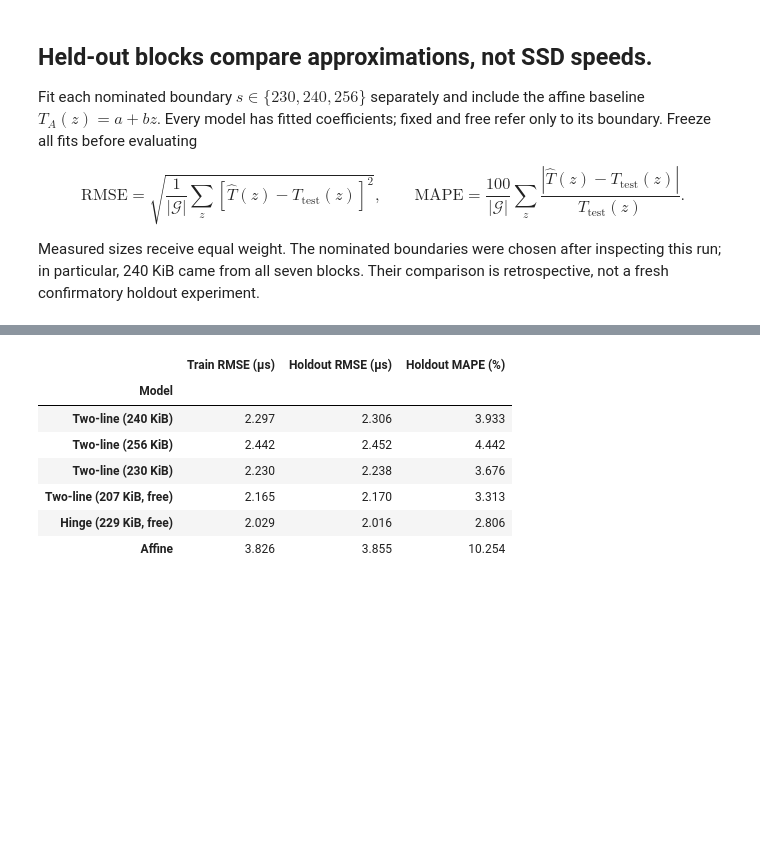
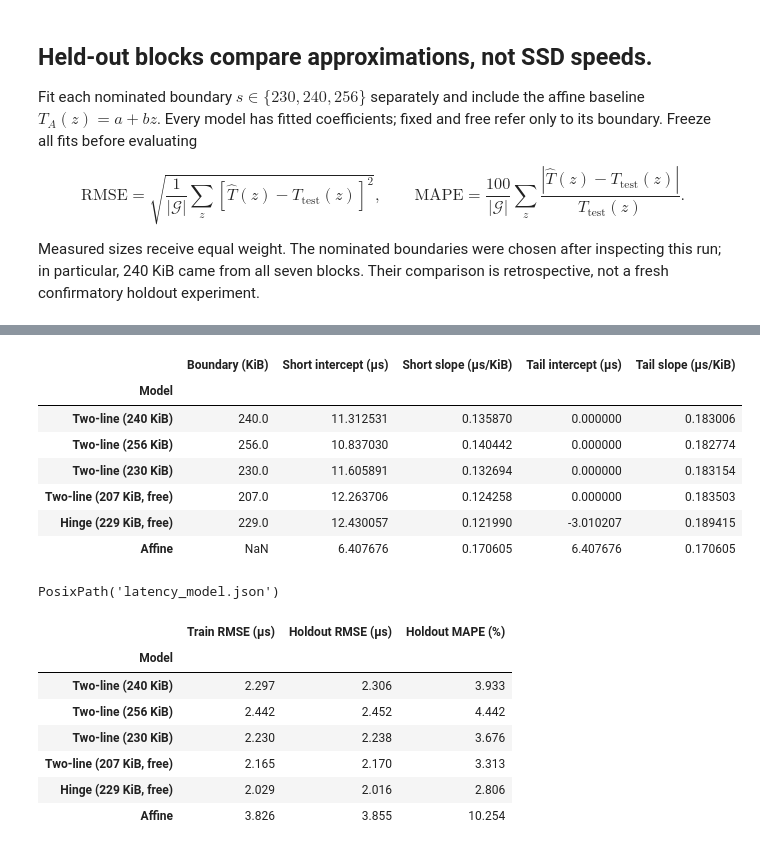
Before and after one commit to yabsed/vlm-in-flash, a Jupyter notebook: conclusion/python/results/01/01_chunk_latency.ipynb, the cells around one changed output, grey strips where cells are left out. Drawn from its saved outputs; the diff is of its cells as text; code cells hidden in the pictures; blank space fills up the shorter version.

Commit message:
Embed fitted equations and a validated, unrun real-trace oracle protocol

```diff
--- a/conclusion/python/results/01/01_chunk_latency.ipynb
+++ b/conclusion/python/results/01/01_chunk_latency.ipynb
@@ -248,0 +253,20 @@ predictions["Affine"] = X_a @ np.linalg.lstsq(X_a, T_train, rcond=None)[0]
+# %%
+c1, delta = nnls(X_s(s_star), T_train)[0]
+ha, hb, hd = np.linalg.lstsq(X_h(h_star), T_train, rcond=None)[0]
+aa, ab = np.linalg.lstsq(X_a, T_train, rcond=None)[0]
+np.testing.assert_allclose(X_s(s_star) @ [c1, delta], predictions[free_line])
+np.testing.assert_allclose(X_h(h_star) @ [ha, hb, hd], predictions[free_hinge])
+np.testing.assert_allclose(X_a @ [aa, ab], predictions["Affine"])
+display(Markdown(fr"""
+The fitted two-line model, with $z$ in KiB, is
+
+$$\boxed{{\widehat T_{{2L}}(z)=\begin{{cases}}
+{1000*delta*s_star:.3f}+{1000*c1:.6f}z,&0<z\le {s_star:g},\\
+{1000*(c1+delta):.6f}z,&z>{s_star:g},
+\end{{cases}}\qquad\mu\mathrm{{s}}.}}$$
+
+The other fitted families are
+
+$$\widehat T_H(z)={1000*ha:.3f}{1000*hb:+.6f}z{1000*hd:+.6f}(z-{h_star:g})_+\quad\mu\mathrm{{s}},$$
+$$\widehat T_A(z)={1000*aa:.3f}{1000*ab:+.6f}z\quad\mu\mathrm{{s}}.$$
+"""))
@@ -249,3 +286,43 @@ predictions["Affine"] = X_a @ np.linalg.lstsq(X_a, T_train, rcond=None)[0]
+# %%
+parameter_rows = []
+for boundary, name in [(240., "Two-line (240 KiB)"), (256., "Two-line (256 KiB)"),
+                       (230., "Two-line (230 KiB)"), (float(s_star), free_line)]:
+    c, d = nnls(X_s(boundary), T_train)[0]
+    parameter_rows.append([name, boundary, 1000*d*boundary, 1000*c, 0., 1000*(c+d)])
+parameter_rows += [[free_hinge, float(h_star), 1000*ha, 1000*hb,
+                   1000*(ha-hd*h_star), 1000*(hb+hd)],
+                  ["Affine", np.nan, 1000*aa, 1000*ab, 1000*aa, 1000*ab]]
+parameters = pd.DataFrame(parameter_rows, columns=["Model", "Boundary (KiB)",
+    "Short intercept (µs)", "Short slope (µs/KiB)", "Tail intercept (µs)",
+    "Tail slope (µs/KiB)"]).set_index("Model")
+parameters.round(6)
+# %% [output]
+|  | Boundary (KiB) | Short intercept (µs) | Short slope (µs/KiB) | Tail intercept (µs) | Tail slope (µs/KiB) |
+| Model |  |  |  |  |  |
+| Two-line (240 KiB) | 240.0 | 11.312531 | 0.135870 | 0.000000 | 0.183006 |
+| Two-line (256 KiB) | 256.0 | 10.837030 | 0.140442 | 0.000000 | 0.182774 |
+| Two-line (230 KiB) | 230.0 | 11.605891 | 0.132694 | 0.000000 | 0.183154 |
+| Two-line (207 KiB, free) | 207.0 | 12.263706 | 0.124258 | 0.000000 | 0.183503 |
+| Hinge (229 KiB, free) | 229.0 | 12.430057 | 0.121990 | -3.010207 | 0.189415 |
+| Affine | NaN | 6.407676 | 0.170605 | 6.407676 | 0.170605 |
+# %%
+import hashlib, json
+from tempfile import NamedTemporaryFile
+
+model = dict(format="vlm-in-flash-two-line-v1", unit=dict(length="KiB", time="ms"),
+    csv_sha256=hashlib.sha256(CSV_PATH.read_bytes()).hexdigest(),
+    fit_blocks=wide.columns[:4].tolist(), holdout_blocks=wide.columns[4:].tolist(),
+    s_kib=float(s_star), c1_ms_per_kib=float(c1), delta_ms_per_kib=float(delta),
+    s99_kib=float(s99), measured_grid_kib=z.tolist(),
+    fit="unweighted NNLS; free boundary on measured grid [3:-3]",
+    acquisition_reference="9023679ebfd1900fa2912c4098f51bfb9efa7bb8")
+model_path = CSV_PATH.with_name("latency_model.json")
+with NamedTemporaryFile(mode="w", dir=model_path.parent, delete=False, encoding="utf-8") as f:
+    json.dump(model, f, indent=2, allow_nan=False)
+    f.write("\n")
+Path(f.name).replace(model_path)
+# %% [output]
+PosixPath('latency_model.json')
 # %%
 comparison = pd.DataFrame({name: {
     "Train RMSE (µs)": 1000 * rmse(T_train, prediction),
```
Also changed, not shown: parts of 7 cells of this notebook, 5 other files.
